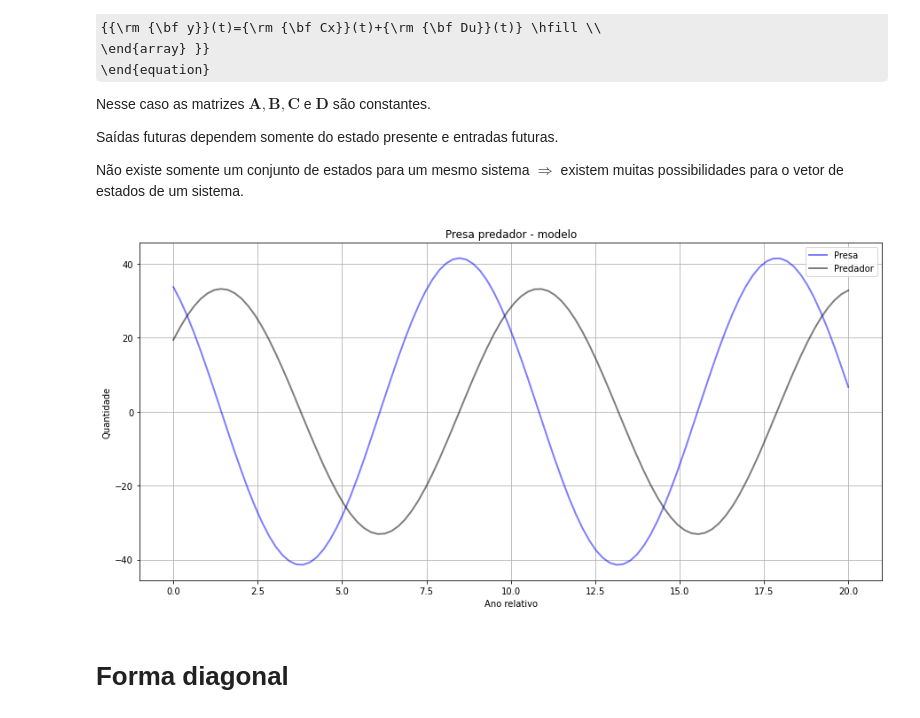
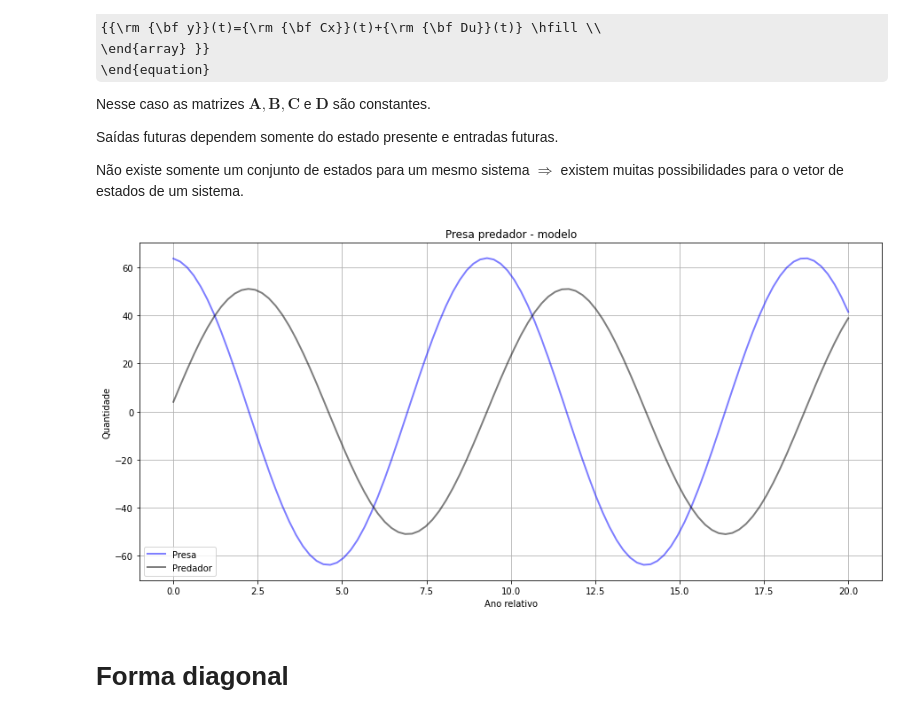
Before and after one commit to vparro/controleAvancado, a Jupyter notebook: Lotka_Volterra.ipynb, the cells around one changed output. Drawn from its saved outputs; the diff is of its cells as text; code cells hidden in the pictures; some formulas as TeX source.

```diff
--- a/Lotka_Volterra.ipynb
+++ b/Lotka_Volterra.ipynb
@@ -187,7 +223,7 @@ def graphics_plot(x, y, y_name, yaxes_title, title='Title', bins=1, x_tick=1, sa
 ###################################################################################################
 #  Dados para análise do modelo
 
-dadosPP = '/content/drive/MyDrive/Colab Notebooks/14 - Roberto/Fur_Pelts_1900_to_1920.xlsx'
+dadosPP = '/content/drive/MyDrive/Colab Notebooks/1 - Sistemas Dinâmicos/Fur_Pelts_1900_to_1920.xlsx'
 dfPP = pd.read_excel(dadosPP,sheet_name='Raw Data')
 dfPP.head()
 # %% [output]
@@ -234,7 +275,7 @@ def presapredador(t,x,u,parametros):
   b = parametros.get('b', 0.024822)
   c = parametros.get('c', 0.92718)
   d = parametros.get('d', 0.027564)
-  u_0 = 0
+  u_0 = u
 
   # Iniciar os valores de lebres e linces - x_o =[xo1 xo2].T
   H = x[0];
@@ -244,7 +285,7 @@ def presapredador(t,x,u,parametros):
   u = u_0 if u > 0 else 0
 
   # determinar as equações
-  dH = (a + u)*H -b*H*L
+  dH = (a + u) *H -b*H*L
   dL = -c*L + d*H*L
 
   return [dH,dL]
@@ -532,23 +575,23 @@ Não existe somente um conjunto de estados para um mesmo sistema $\Rightarrow $
 # %%
 ###################################################################################################
 # Simulando o modelo linear
 
 Sistema =  control.ss(A,B,C,D)
-T, yout = step_response(Sistema, 20, X0= [He,Le],)
+T, yout = impulse_response(Sistema, 20, X0= [hare[0],lynx[0]],)
 
 
 plt.figure(figsize=(15,7))
 plt.plot(T,yout[0][0],'b', alpha=0.5, lw=2, label='Presa')
 plt.plot(T,yout[1][0],'k', alpha=0.5, lw=2, label='Predador')
 plt.grid()
 plt.legend()
 plt.title('Presa predador - modelo')
 plt.xlabel('Ano relativo')
 plt.ylabel('Quantidade')
 
 plt.show()
 # %% [output]
-[figure, old version]
+[figure, new version]
 # %% [markdown]
 # **Forma diagonal**
 # %% [markdown]
```
Also changed, not shown: parts of 37 cells of this notebook.
